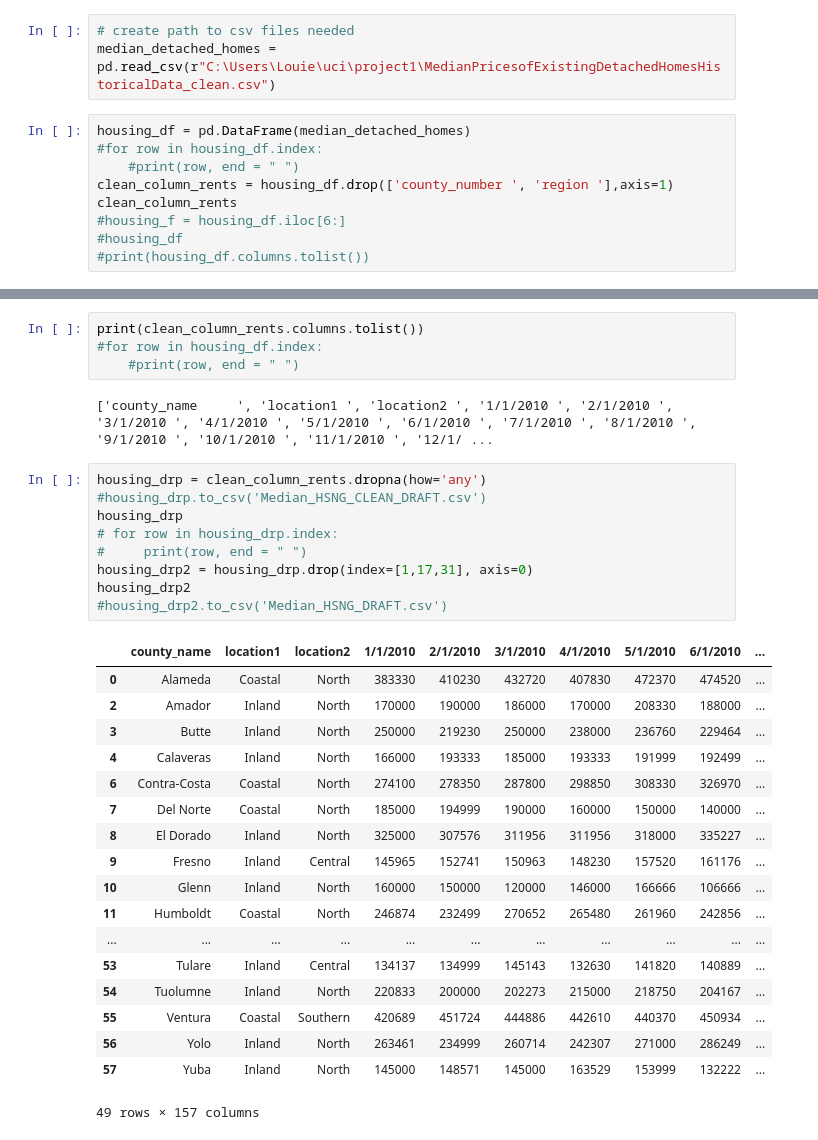
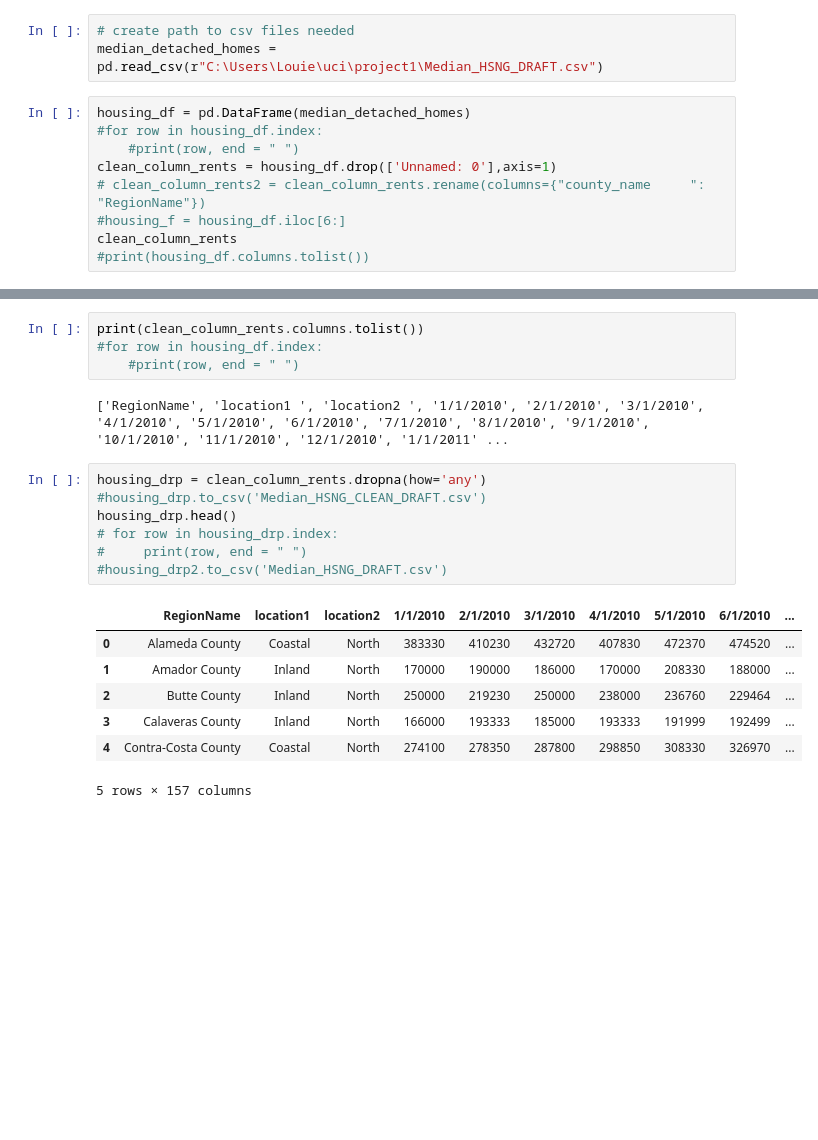
Before and after one commit to davidixonn/CaliforniaDreaming, a Jupyter notebook: Median_Housing_Data_cleanup_DRAFT.ipynb, the cells around one changed output, grey strips where cells are left out. Saved outputs shown, nothing was run; the diff lists cells and outputs as text; blank space fills up the shorter version.

Commit message:
Median_Housing_Data

```diff
--- a/Median_Housing_Data_cleanup_DRAFT.ipynb
+++ b/Median_Housing_Data_cleanup_DRAFT.ipynb
@@ -10,13 +10,13 @@ import csv
 # %%
 # create path to csv files needed
-median_detached_homes = pd.read_csv(r"C:\Users\Louie\uci\project1\MedianPricesofExistingDetachedHomesHistoricalData_clean.csv")
+median_detached_homes = pd.read_csv(r"C:\Users\Louie\uci\project1\Median_HSNG_DRAFT.csv")
 # %%
 housing_df = pd.DataFrame(median_detached_homes)
 #for row in housing_df.index:
     #print(row, end = " ")
-clean_column_rents = housing_df.drop(['county_number ', 'region '],axis=1)
+clean_column_rents = housing_df.drop(['Unnamed: 0'],axis=1)
+# clean_column_rents2 = clean_column_rents.rename(columns={"county_name     ": "RegionName"})
+#housing_f = housing_df.iloc[6:]
 clean_column_rents
-#housing_f = housing_df.iloc[6:]
-#housing_df
 #print(housing_df.columns.tolist())
 # %% [output]
@@ -43,33 +43,20 @@ print(clean_column_rents.columns.tolist())
 #for row in housing_df.index:
     #print(row, end = " ")
 # %% [output]
-['county_name     ', 'location1 ', 'location2 ', '1/1/2010 ', '2/1/2010 ', '3/1/2010 ', '4/1/2010 ', '5/1/2010 ', '6/1/2010 ', '7/1/2010 ', '8/1/2010 ', '9/1/2010 ', '10/1/2010 ', '11/1/2010 ', '12/1/ ...
+['RegionName', 'location1 ', 'location2 ', '1/1/2010', '2/1/2010', '3/1/2010', '4/1/2010', '5/1/2010', '6/1/2010', '7/1/2010', '8/1/2010', '9/1/2010', '10/1/2010', '11/1/2010', '12/1/2010', '1/1/2011' ...
 # %%
 housing_drp = clean_column_rents.dropna(how='any')
 #housing_drp.to_csv('Median_HSNG_CLEAN_DRAFT.csv')
-housing_drp
+housing_drp.head()
 # for row in housing_drp.index:
 #     print(row, end = " ")
-housing_drp2 = housing_drp.drop(index=[1,17,31], axis=0)
-housing_drp2
 #housing_drp2.to_csv('Median_HSNG_DRAFT.csv')
 # %% [output]
-|  | county_name | location1 | location2 | 1/1/2010 | 2/1/2010 | 3/1/2010 | 4/1/2010 | 5/1/2010 | 6/1/2010 | ... |
-| 0 | Alameda | Coastal | North | 383330 | 410230 | 432720 | 407830 | 472370 | 474520 | ... |
-| 2 | Amador | Inland | North | 170000 | 190000 | 186000 | 170000 | 208330 | 188000 | ... |
-| 3 | Butte | Inland | North | 250000 | 219230 | 250000 | 238000 | 236760 | 229464 | ... |
-| 4 | Calaveras | Inland | North | 166000 | 193333 | 185000 | 193333 | 191999 | 192499 | ... |
-| 6 | Contra-Costa | Coastal | North | 274100 | 278350 | 287800 | 298850 | 308330 | 326970 | ... |
-| 7 | Del Norte | Coastal | North | 185000 | 194999 | 190000 | 160000 | 150000 | 140000 | ... |
-| 8 | El Dorado | Inland | North | 325000 | 307576 | 311956 | 311956 | 318000 | 335227 | ... |
-| 9 | Fresno | Inland | Central | 145965 | 152741 | 150963 | 148230 | 157520 | 161176 | ... |
-| 10 | Glenn | Inland | North | 160000 | 150000 | 120000 | 146000 | 166666 | 106666 | ... |
-| 11 | Humboldt | Coastal | North | 246874 | 232499 | 270652 | 265480 | 261960 | 242856 | ... |
-| ... | ... | ... | ... | ... | ... | ... | ... | ... | ... | ... |
-| 53 | Tulare | Inland | Central | 134137 | 134999 | 145143 | 132630 | 141820 | 140889 | ... |
-| 54 | Tuolumne | Inland | North | 220833 | 200000 | 202273 | 215000 | 218750 | 204167 | ... |
-| 55 | Ventura | Coastal | Southern | 420689 | 451724 | 444886 | 442610 | 440370 | 450934 | ... |
-| 56 | Yolo | Inland | North | 263461 | 234999 | 260714 | 242307 | 271000 | 286249 | ... |
-| 57 | Yuba | Inland | North | 145000 | 148571 | 145000 | 163529 | 153999 | 132222 | ... |
+|  | RegionName | location1 | location2 | 1/1/2010 | 2/1/2010 | 3/1/2010 | 4/1/2010 | 5/1/2010 | 6/1/2010 | ... |
+| 0 | Alameda County | Coastal | North | 383330 | 410230 | 432720 | 407830 | 472370 | 474520 | ... |
+| 1 | Amador County | Inland | North | 170000 | 190000 | 186000 | 170000 | 208330 | 188000 | ... |
+| 2 | Butte County | Inland | North | 250000 | 219230 | 250000 | 238000 | 236760 | 229464 | ... |
+| 3 | Calaveras County | Inland | North | 166000 | 193333 | 185000 | 193333 | 191999 | 192499 | ... |
+| 4 | Contra-Costa County | Coastal | North | 274100 | 278350 | 287800 | 298850 | 308330 | 326970 | ... |
-49 rows × 157 columns
+5 rows × 157 columns
 # %%
```
Also changed, not shown: parts of 22 cells of this notebook, 4 other files.
